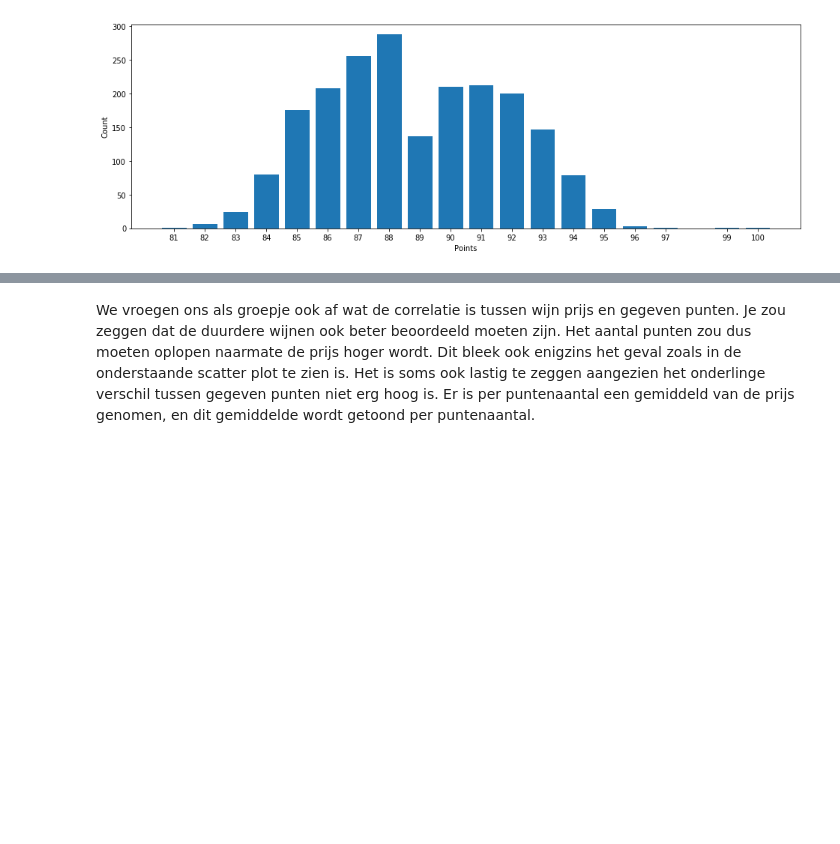
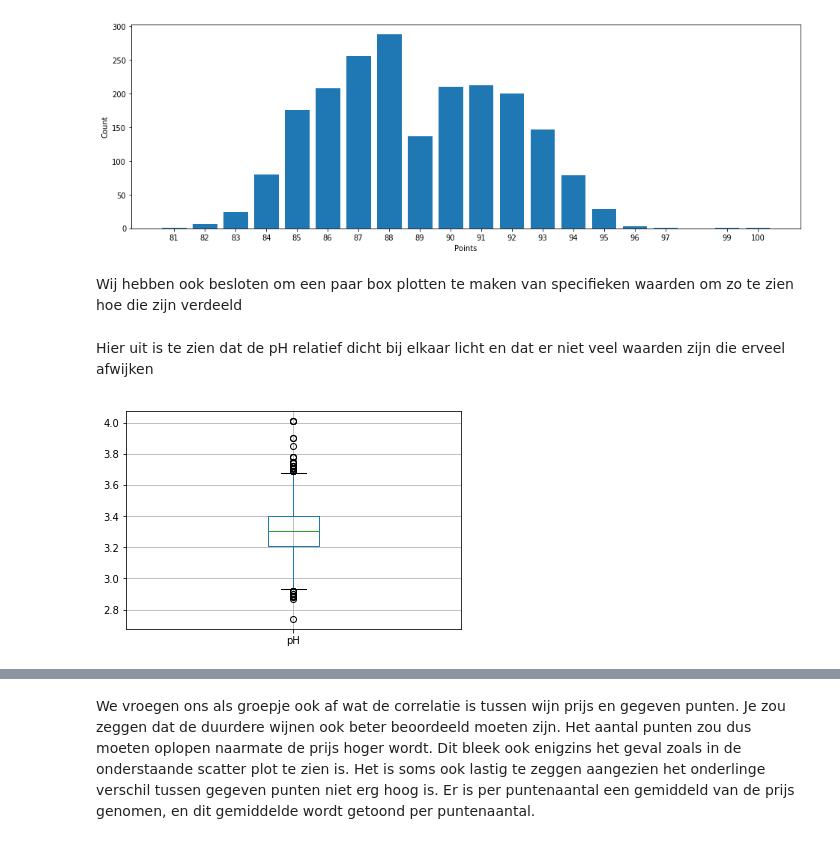
Before and after one commit to LucasVanWijk/Computational_Moddeling_Group_Project, a Jupyter notebook: WineModelling.ipynb, the cells around one changed output, grey strips where cells are left out. Saved outputs shown, nothing was run; the diff lists cells and outputs as text; code cells hidden in the pictures; blank space fills up the shorter version.

```diff
--- a/WineModelling.ipynb
+++ b/WineModelling.ipynb
@@ -49,3 +56,11 @@ plt.ylabel('Count')
 plt.show()
 # %% [output]
 [figure]
+# %% [markdown]
+Wij hebben ook besloten om een paar box plotten te maken van specifieken waarden om zo te zien hoe die zijn verdeeld
+# %% [markdown]
+Hier uit is te zien dat de pH relatief dicht bij elkaar licht en dat er niet veel waarden zijn die erveel afwijken
+# %%
+boxplot = redwines.boxplot('pH')
+# %% [output]
+[figure, added]
```
Also changed, not shown: parts of 6 cells of this notebook, 1 other file.
